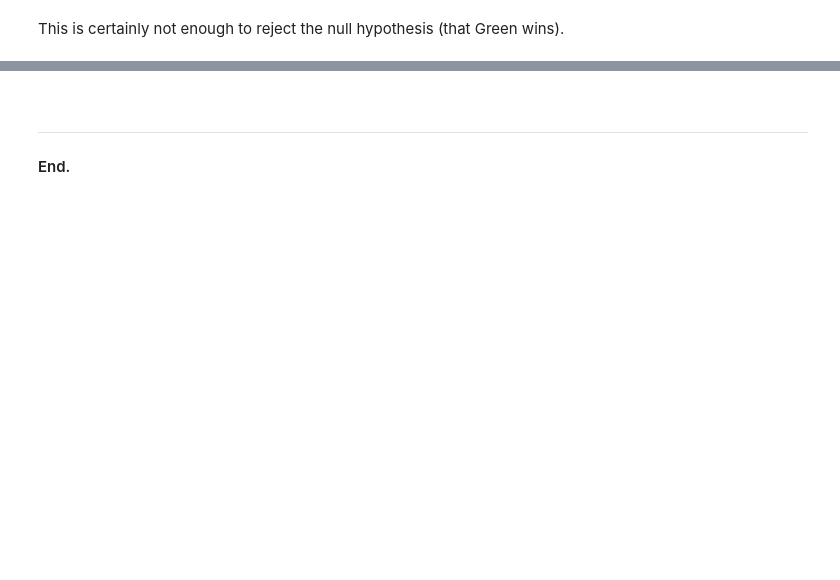
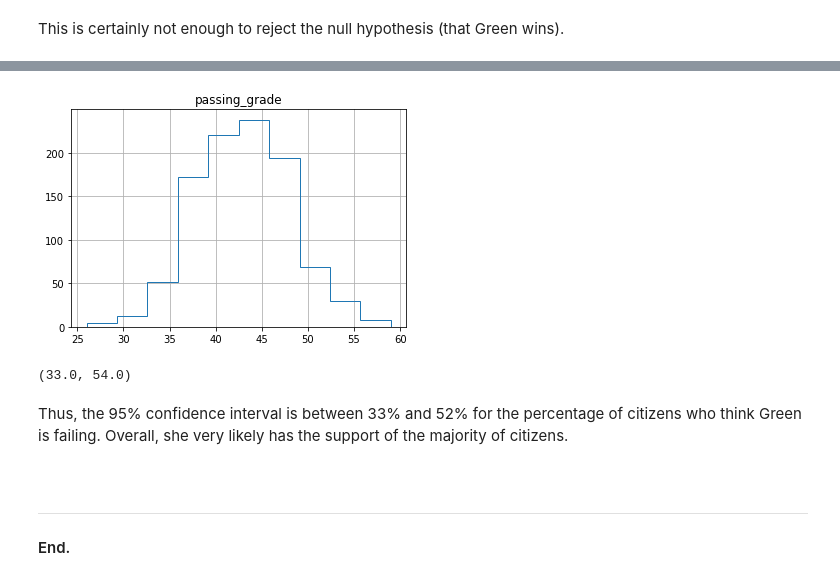
Before and after one commit to olgarozhdestvina/Data-Science-and-Machine-Learning, a Jupyter notebook: Statistical inference/Poll.ipynb, the cells around one changed output, grey strips where cells are left out. Cells and saved outputs as stored; diff of their text form; code cells hidden in the pictures; blank space fills up the shorter version.

```diff
--- a/Statistical inference/Poll.ipynb
+++ b/Statistical inference/Poll.ipynb
@@ -186,0 +216,4 @@ We can see that the Brown's fraction value is so extreme that it is not even inc
+# %%
+# bootstrap the grades
+bootstrap = pd.DataFrame({'passing_grade': [ss.percentileofscore(pop.sample(100, replace=True).grade, 5) for i in range(1000)]})
+bootstrap.head()
@@ -187,3 +227,15 @@ We can see that the Brown's fraction value is so extreme that it is not even inc
+# %%
+# look at the histogram
+bootstrap.hist(histtype='step');
+# %% [output]
+[figure, added]
+# %%
+# calculate confidence interval
+bootstrap.passing_grade.quantile(0.025), bootstrap.passing_grade.quantile(0.975)
+# %% [output]
+(33.0, 54.0)
+# %% [markdown]
+Thus, the 95% confidence interval is between 33% and 52% for the percentage of citizens who think Green is failing. Overall, she very likely has the support of the majority of citizens.
 # %% [markdown]
 <br>
 
```
Also changed, not shown: parts of 18 cells of this notebook.
